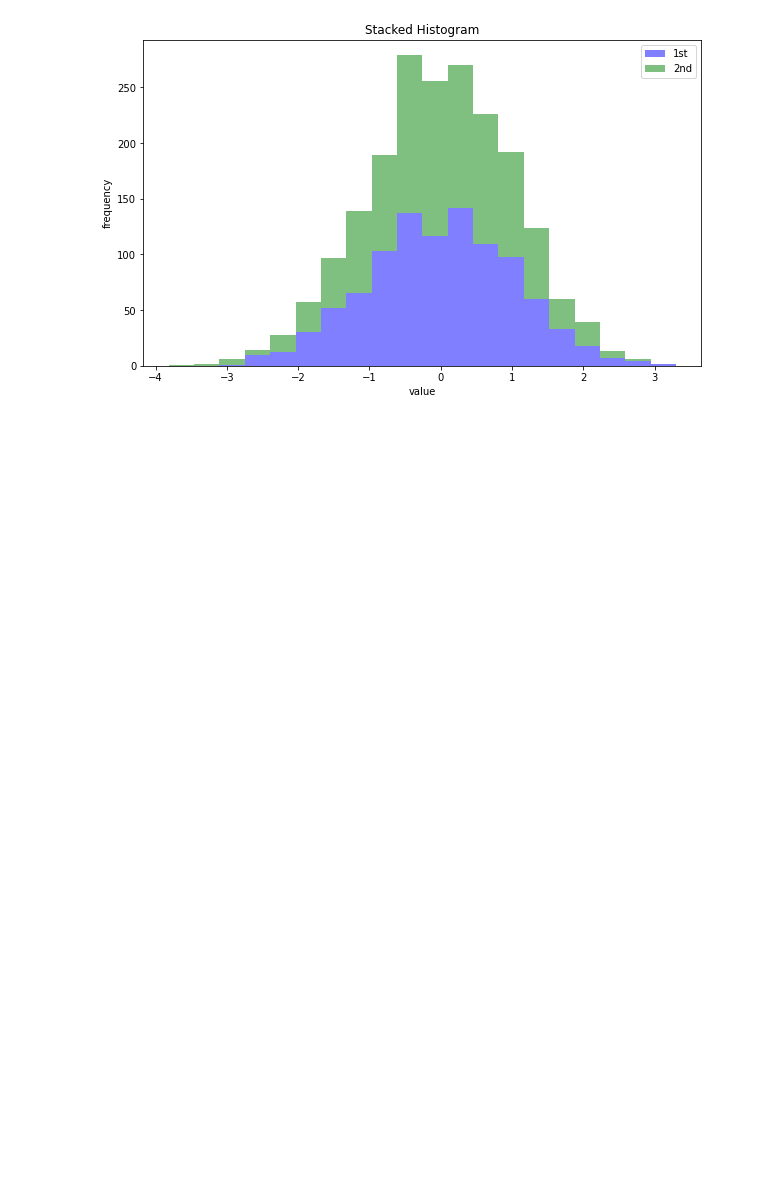
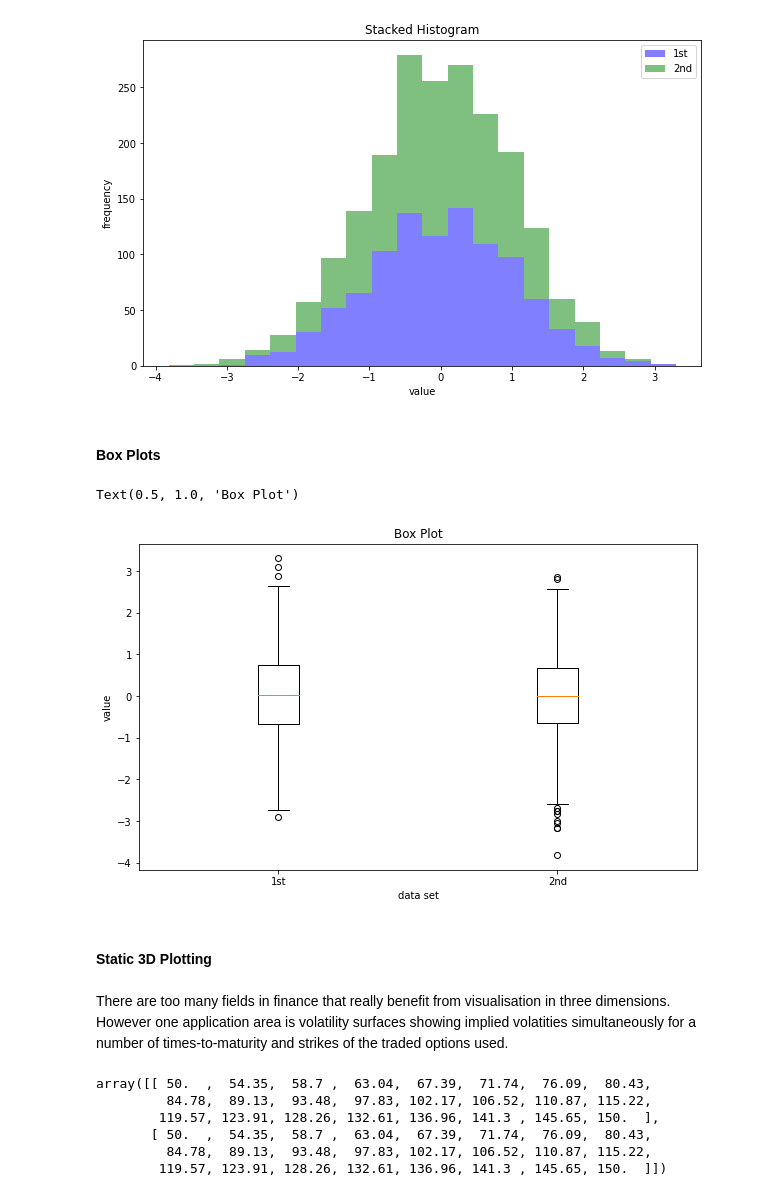
Before and after one commit to omertafveez-2001/Financial-Data-Science, a Jupyter notebook: Data Visualisation.ipynb, the cells around one changed output. Drawn from its saved outputs; the diff is of its cells as text; code cells hidden in the pictures; blank space fills up the shorter version.

Commit message:
More Visualisations

```diff
--- a/Data Visualisation.ipynb
+++ b/Data Visualisation.ipynb
@@ -155,3 +155,36 @@ plt.title("Stacked Histogram")
 # %% [output]
 Text(0.5, 1.0, 'Stacked Histogram')
 [figure]
+# %% [markdown]
+#### **Box Plots**
+# %%
+fig, ax = plt.subplots(figsize=(10,6))
+plt.boxplot(y)
+plt.setp(ax, xticklabels=['1st', '2nd'])
+plt.xlabel('data set')
+plt.ylabel('value')
+plt.title("Box Plot")
+# %% [output]
+Text(0.5, 1.0, 'Box Plot')
+[figure, added]
+# %% [markdown]
+#### **Static 3D Plotting**
+# %% [markdown]
+There are too many fields in finance that really benefit from visualisation in three dimensions. However one application area is volatility surfaces showing implied volatities simultaneously for a number of times-to-maturity and strikes of the traded options used.
+# %%
+# linespace gives us an array.
+
+# give an array of 24 digits ranging from 50 to 150
+strike = np.linspace(50,150,24)
+ttm = np.linspace(0.5, 2.5, 24)
+
+# create a volatility surface
+strike,ttm = np.meshgrid(strike, ttm)
+strike[:2].round(2)
+# %% [output]
+array([[ 50.  ,  54.35,  58.7 ,  63.04,  67.39,  71.74,  76.09,  80.43,
+         84.78,  89.13,  93.48,  97.83, 102.17, 106.52, 110.87, 115.22,
+        119.57, 123.91, 128.26, 132.61, 136.96, 141.3 , 145.65, 150.  ],
+       [ 50.  ,  54.35,  58.7 ,  63.04,  67.39,  71.74,  76.09,  80.43,
+         84.78,  89.13,  93.48,  97.83, 102.17, 106.52, 110.87, 115.22,
+        119.57, 123.91, 128.26, 132.61, 136.96, 141.3 , 145.65, 150.  ]])
```
Also changed, not shown: parts of 3 cells of this notebook.
